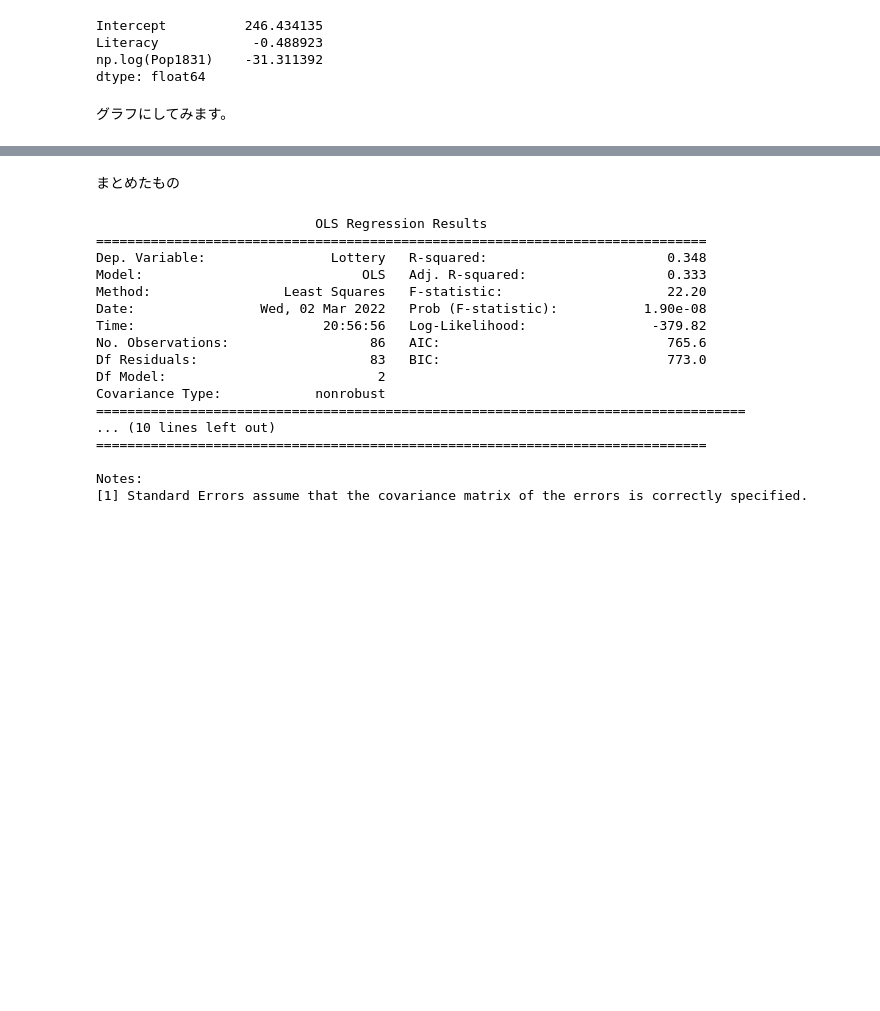
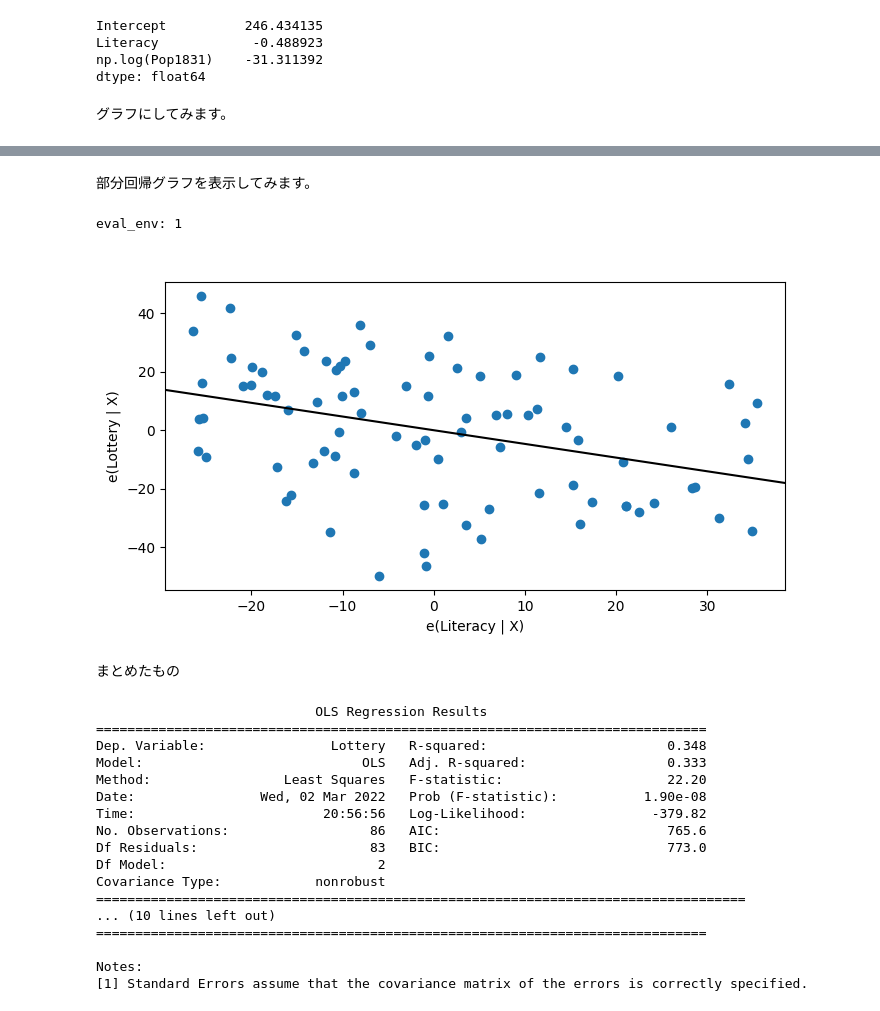
Before and after one commit to miwamasa/DataScience2022, a Jupyter notebook: notebooks/lecture5.ipynb, the cells around one changed output, grey strips where cells are left out. Drawn from its saved outputs; the diff is of its cells as text; code cells hidden in the pictures; blank space fills up the shorter version.

```diff
--- a/notebooks/lecture5.ipynb
+++ b/notebooks/lecture5.ipynb
@@ -99,3 +111,15 @@ plt.plot(x,x)
+# %% [markdown]
+部分回帰グラフを表示してみます。
+# %%
+fig, ax = plt.subplots(figsize=(8,4))
+ax.title.set_color('white')
+
+plt.style.use('default')
+sm.graphics.plot_partregress('Lottery', 'Literacy', ['Pop1831'], ax=ax,
+                                data=dat, obs_labels=False);
+# %% [output]
+eval_env: 1
+[figure, added]
 # %% [markdown]
 まとめたもの
 # %%
```
Also changed, not shown: parts of 10 cells of this notebook.
